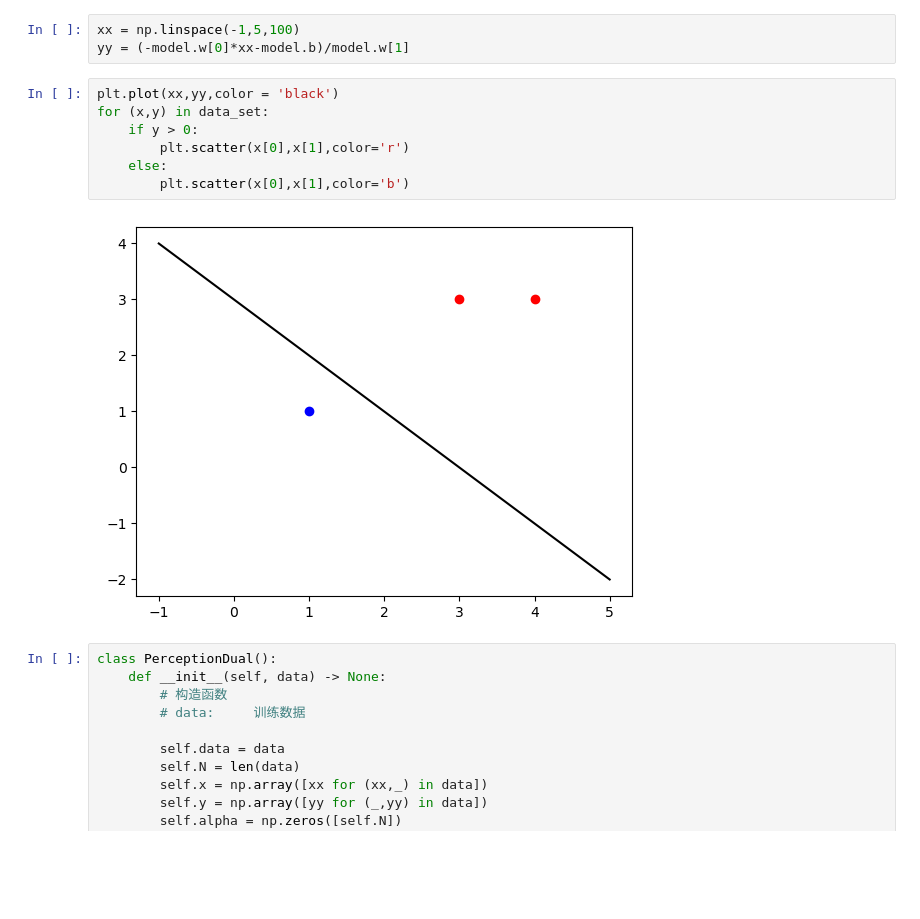
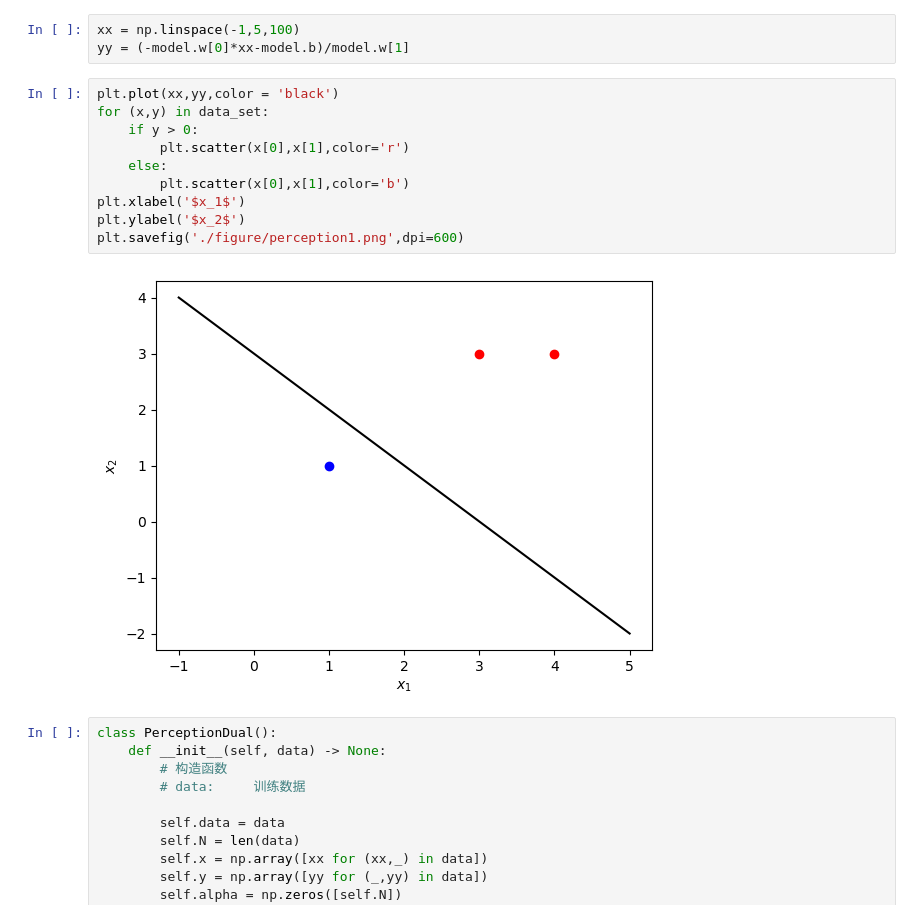
Before and after one commit to WANGH950/Statistical-Machine-Learning, a Jupyter notebook: 1ST/experiment.ipynb, the cells around one changed output. Drawn from its saved outputs; the diff is of its cells as text; blank space fills up the shorter version.

```diff
--- a/1ST/experiment.ipynb
+++ b/1ST/experiment.ipynb
@@ -66,12 +66,15 @@ yy = (-model.w[0]*xx-model.b)/model.w[1]
 # %%
 plt.plot(xx,yy,color = 'black')
 for (x,y) in data_set:
     if y > 0:
         plt.scatter(x[0],x[1],color='r')
     else:
         plt.scatter(x[0],x[1],color='b')
+plt.xlabel('$x_1$')
+plt.ylabel('$x_2$')
+plt.savefig('./figure/perception1.png',dpi=600)
 # %% [output]
-[figure, old version]
+[figure, new version]
 # %%
 class PerceptionDual():
     def __init__(self, data) -> None:
```
Also changed, not shown: parts of 6 cells of this notebook, 15 other files.
